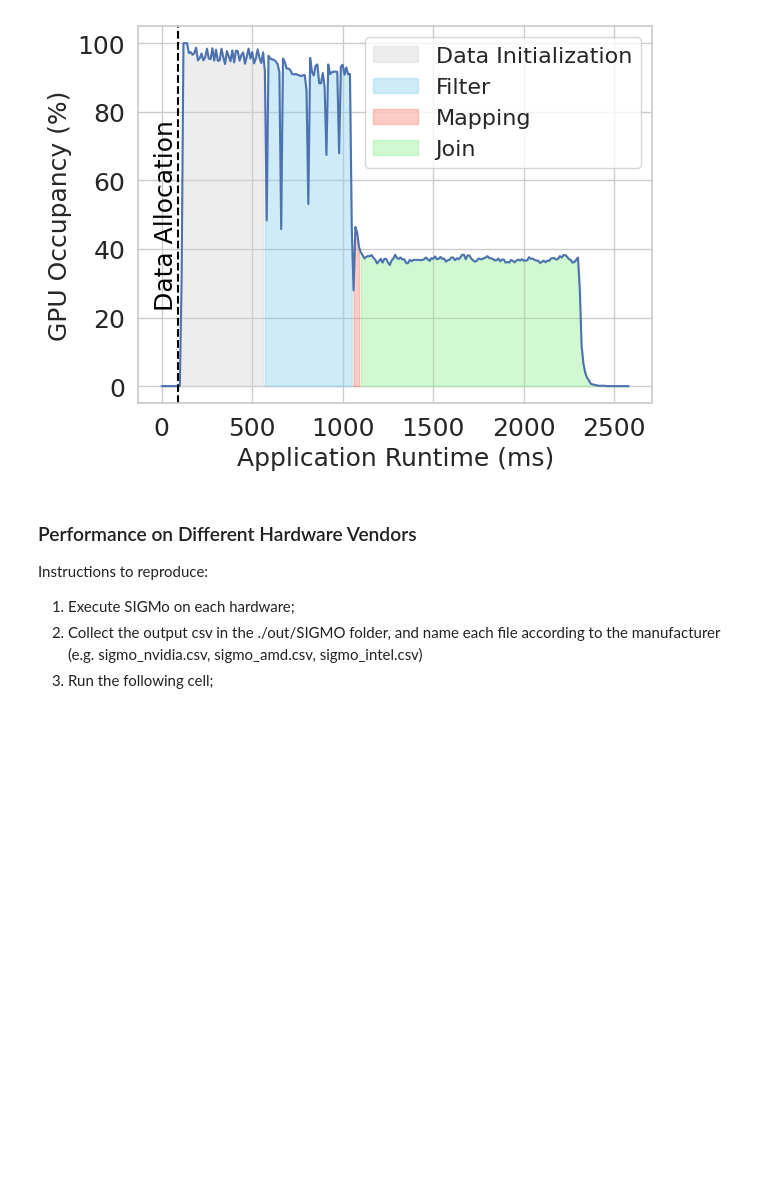
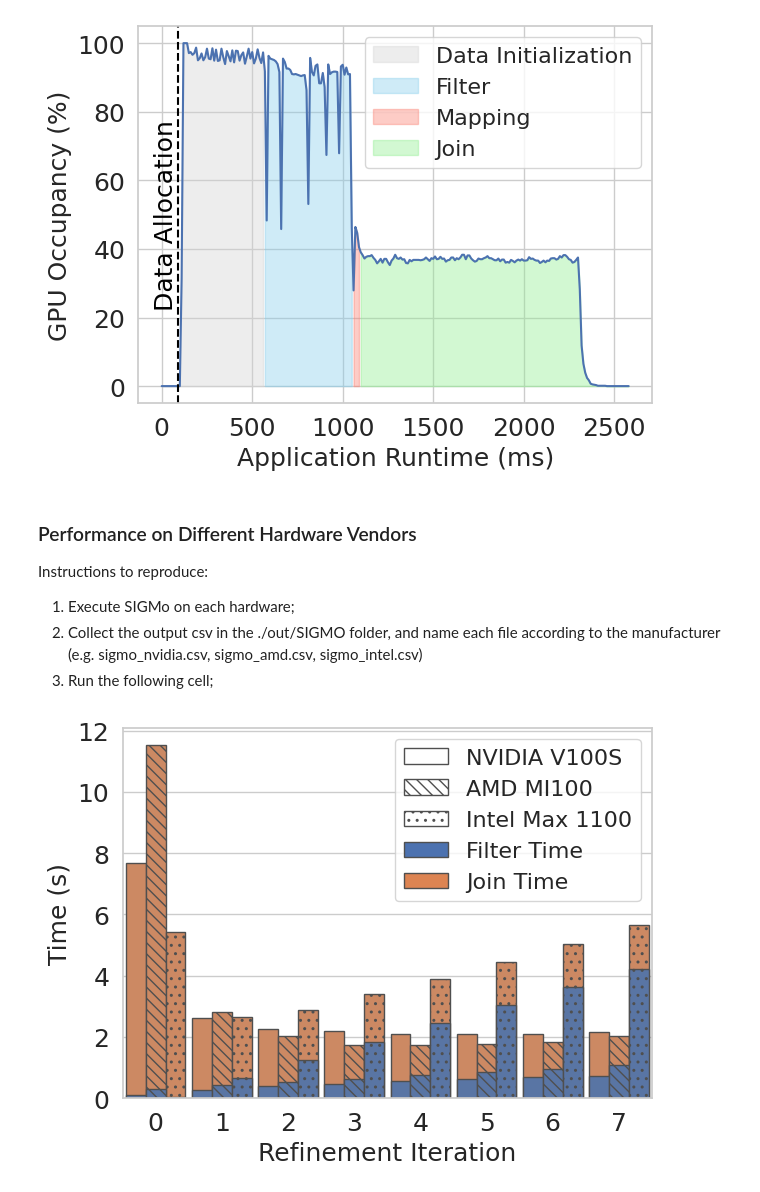
Before and after one commit to antonio-decaro/SIGMo, a Jupyter notebook: 4_produce_plot.ipynb, the cells around one changed output. Cells and saved outputs as stored; diff of their text form; code cells hidden in the pictures; blank space fills up the shorter version.

```diff
--- a/4_produce_plot.ipynb
+++ b/4_produce_plot.ipynb
@@ -756,3 +756,53 @@ Instructions to reproduce:
 1. Execute SIGMo on each hardware;
 2. Collect the output csv in the ./out/SIGMO folder, and name each file according to the manufacturer (e.g. sigmo_nvidia.csv, sigmo_amd.csv, sigmo_intel.csv)
 3. Run the following cell;
+# %%
+FONTSIZE = 18
+EDGE_COLOR = '#4F4F4F'
+fig, axs = plt.subplots()
+
+nvidia_df = pd.read_csv('./out/SIGMO/sigmo_results_nvidia.csv')
+amd_df = pd.read_csv('./out/SIGMO/sigmo_results_amd.csv')
+intel_df = pd.read_csv('./out/SIGMO/sigmo_results_intel.csv')
+
+
+nvidia_df['GPU'] = 'NVIDIA'
+amd_df['GPU'] = 'AMD'
+intel_df['GPU'] = 'Intel'
+
+df = pd.concat([nvidia_df, amd_df, intel_df])
+df = df[df['find_all']]
+df = df.sort_values(by='n_refinement_steps')
+
+# Create a DataFrame
+iterations = list(range(1, len(filter_time) + 1))
+
+df['filter_host_time'] /= 1000
+df['mapping_host_time'] /= 1000
+df['join_host_time'] /= 1000
+
+df['join_host_time'] += df['filter_host_time']
+
+g = sns.barplot(data=df, x='n_refinement_steps', y='join_host_time', hue='GPU', palette=(sns.color_palette()[1] for _ in range(3)), ax=axs, legend=False, edgecolor=EDGE_COLOR, width=0.9)
+hatches = ['', '\\\\\\', '..']  # Define hatches for each GPU type
+bar_idx = 0
+g = sns.barplot(data=df, x='n_refinement_steps', y='filter_host_time', hue='GPU', palette=(sns.color_palette()[0] for _ in range(3)), ax=axs, legend=False,  edgecolor=EDGE_COLOR, width=0.9)
+
+for hatch in hatches + hatches:
+  for i in range(len(df['n_refinement_steps'].unique())):
+    g.patches[bar_idx].set_hatch(hatch)
+    bar_idx += 1
+
+set_font_size(axs, FONTSIZE)
+
+handles = [plt.Rectangle((0,0),1,1,fc="w",  edgecolor=EDGE_COLOR, lw = 1, hatch=hatch) for hatch in hatches] + [plt.Rectangle((0,0),1,1,fc=sns.color_palette()[0], edgecolor = EDGE_COLOR, lw = 1), plt.Rectangle((0,0),1,1,fc=sns.color_palette()[1], edgecolor=EDGE_COLOR, lw = 1)]
+labels = ['NVIDIA V100S', 'AMD MI100', 'Intel Max 1100', 'Filter Time', 'Join Time']
+axs.legend(handles, labels, fontsize=FONTSIZE-2)
+
+axs.set_xlabel('Refinement Iteration')
+axs.set_ylabel('Time (s)')
+
+fig.tight_layout()
+fig.show()
+# %% [output]
+[figure, added]
```
Also changed, not shown: parts of 4 cells of this notebook.
